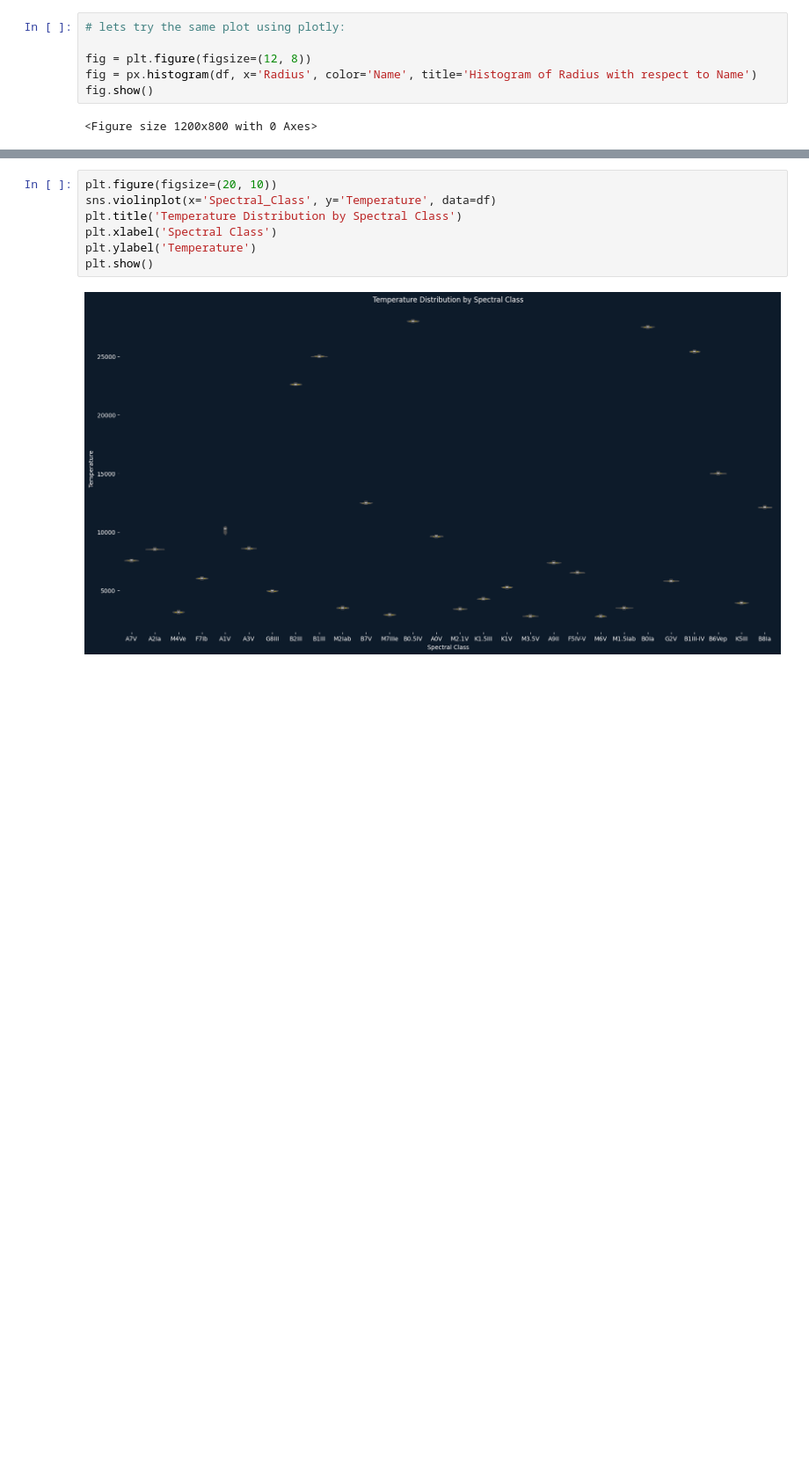
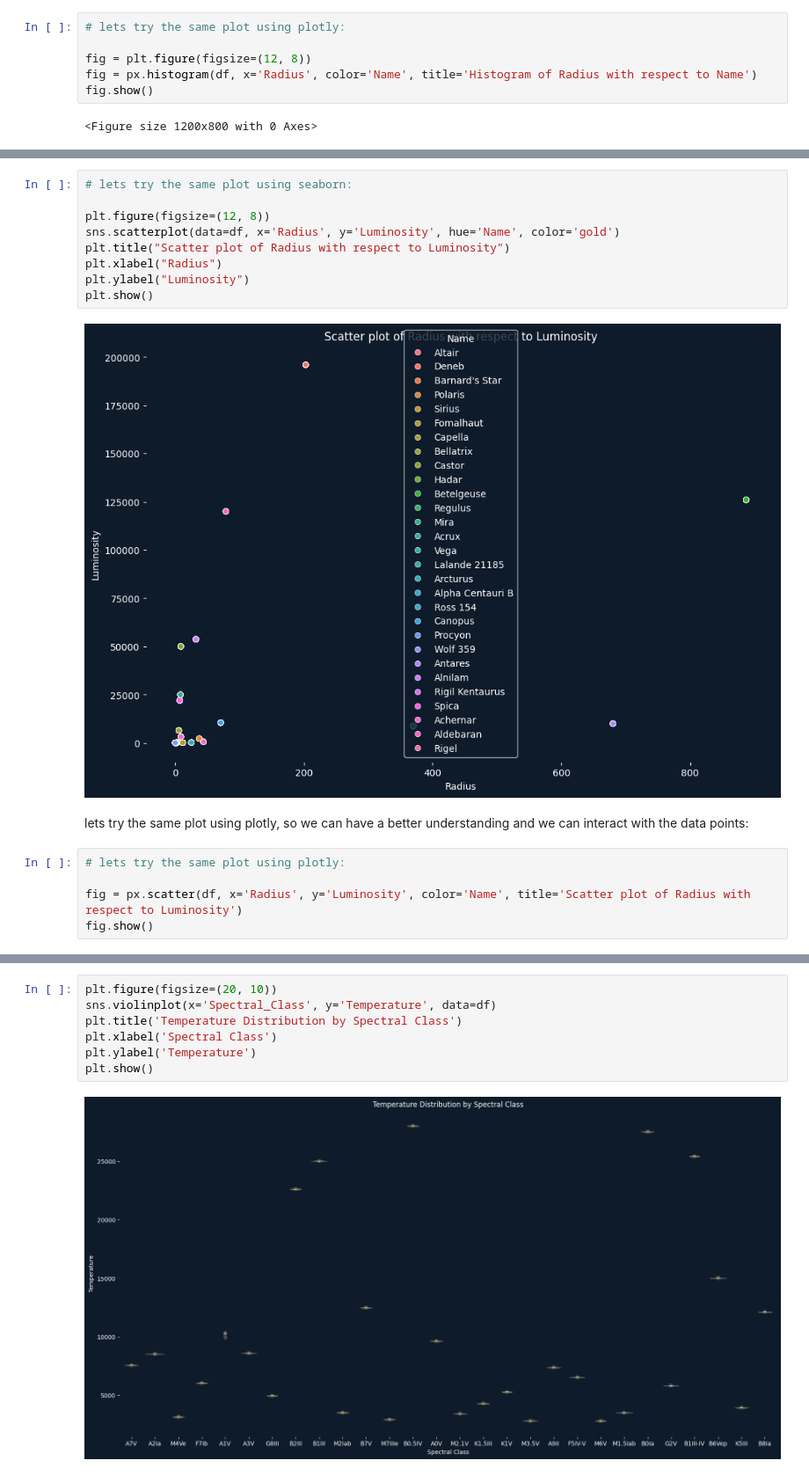
Before and after one commit to faizan-yousaf/Stellar_Insight, a Jupyter notebook: stars.ipynb, the cells around one changed output, grey strips where cells are left out. Shown at 88% size. Cells and saved outputs as stored; diff of their text form; blank space fills up the shorter version.

```diff
--- a/stars.ipynb
+++ b/stars.ipynb
@@ -648,2 +674,20 @@ fig.show()
+# %%
+# lets try the same plot using seaborn:
+
+plt.figure(figsize=(12, 8))
+sns.scatterplot(data=df, x='Radius', y='Luminosity', hue='Name', color='gold')
+plt.title("Scatter plot of Radius with respect to Luminosity")
+plt.xlabel("Radius")
+plt.ylabel("Luminosity")
+plt.show()
+# %% [output]
+[figure, added]
+# %% [markdown]
+lets try the same plot using plotly, so we can have a better understanding and we can interact with the data points:
+# %%
+# lets try the same plot using plotly:
+
+fig = px.scatter(df, x='Radius', y='Luminosity', color='Name', title='Scatter plot of Radius with respect to Luminosity')
+fig.show()
 # %% [markdown]
 # Outputs:
```
Also changed, not shown: parts of 4 cells of this notebook.
